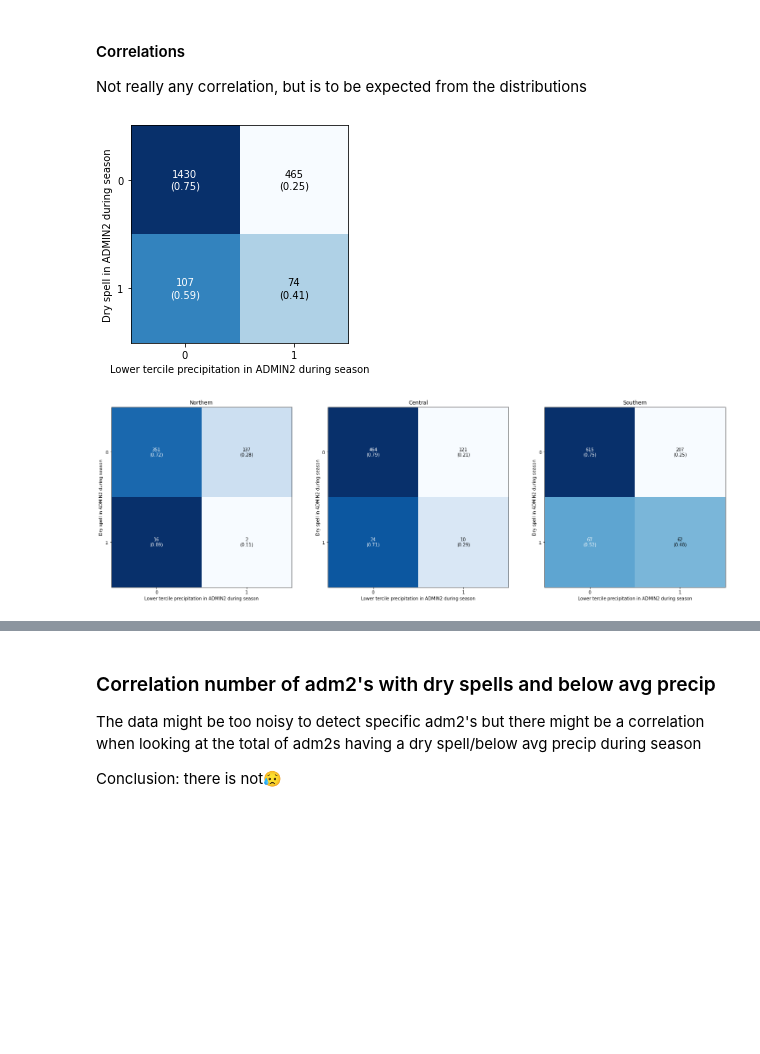
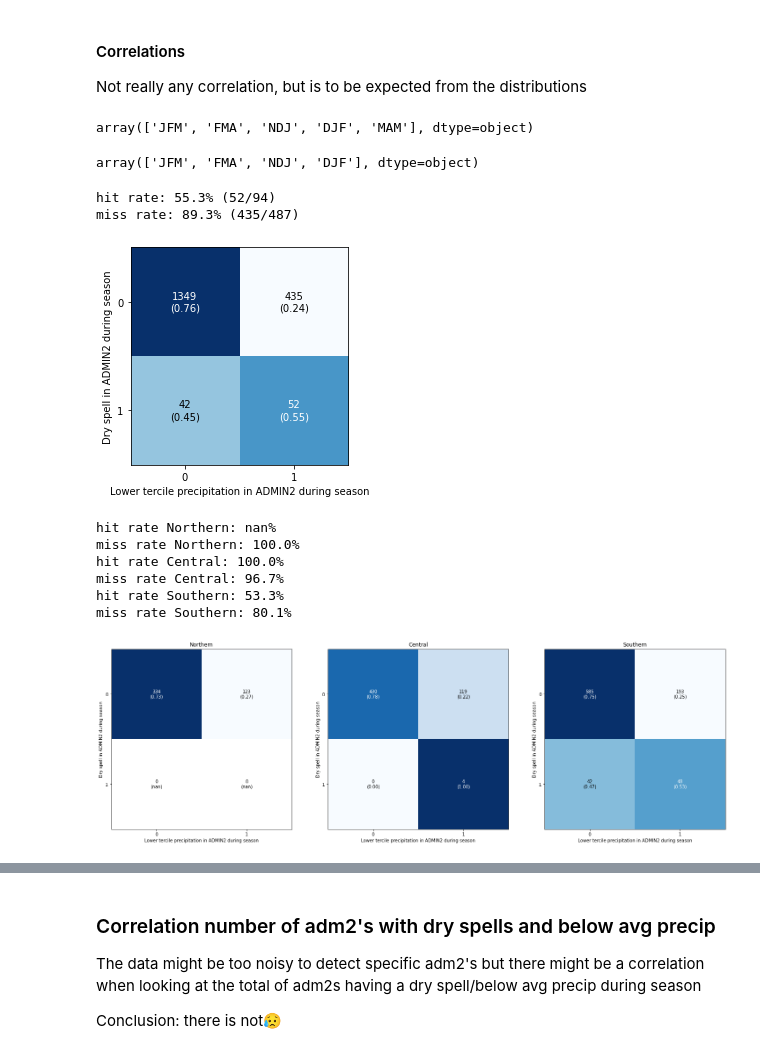
Before and after one commit to OCHA-DAP/pa-anticipatory-action, a Jupyter notebook: analyses/malawi/notebooks/mwi_obsprecip_corr_dryspells.ipynb, the cells around one changed output, grey strips where cells are left out. Drawn from its saved outputs; the diff is of its cells as text; code cells hidden in the pictures; blank space fills up the shorter version.

Commit message:
update dryspells and compute hit/misses

```diff
--- a/analyses/malawi/notebooks/mwi_obsprecip_corr_dryspells.ipynb
+++ b/analyses/malawi/notebooks/mwi_obsprecip_corr_dryspells.ipynb
@@ -106,7 +110,7 @@ df_belowavg_seas=pd.read_csv(os.path.join(country_data_processed_dir,"observed_b
 df_belowavg_seas.date_month=pd.to_datetime(df_belowavg_seas.date_month).dt.to_period("M")
 # %%
 #path to data start and end rainy season
-df_rain=pd.read_csv(os.path.join(country_data_processed_dir,"dry_spells","rainy_seasons_detail_2000_2020_mean.csv"))
+df_rain=pd.read_csv(os.path.join(country_data_processed_dir,"dry_spells","rainy_seasons_detail_2000_2020_mean_back.csv"))
 df_rain["onset_date"]=pd.to_datetime(df_rain["onset_date"])
 df_rain["cessation_date"]=pd.to_datetime(df_rain["cessation_date"])
 # %%
@@ -134,3 +138,5 @@ df_belowavg_seas_rain=pd.concat(list_hist_rain_adm2)
 # %% [markdown]
 ### Merge dry spells with Seasonal below average rainfall
 **NOTE: we currently only include the season (3-month period) if all months are within the rainy season. E.g. if the rainy season ends in April for an admin2, MAM will not be included for that admin2**
+# %%
+df_ds_drymonth["month"]=df_ds_drymonth.ds_fd_m.dt.month
@@ -206,3 +231,7 @@ See the caveats in the documentation: https://pandas.pydata.org/pandas-docs/stab
+# %%
+#mapping of month to season. Computed by rolling sum, i.e. month indicates last month of season
+seasons_rolling={3:"JFM",4:"FMA",5:"MAM",6:"AMJ",7:"MJJ",8:"JJA",9:"JAS",10:"ASO",11:"SON",12:"OND",1:"NDJ",2:"DJF"}
+df_comb_seas["season"]=df_comb_seas.date_month.dt.month.map(seasons_rolling)
 # %%
 #seasons-adm2s where during at least one of the months a dry spell occured
 len(df_comb_seas[df_comb_seas.dry_spell==1])
@@ -260,6 +289,15 @@ g.axes.spines['top'].set_visible(False)
 # %% [markdown]
 #### Correlations
 Not really any correlation, but is to be expected from the distributions
+# %%
+df_comb_seas.season.unique()
+# %% [output]
+array(['JFM', 'FMA', 'NDJ', 'DJF', 'MAM'], dtype=object)
+# %%
+#all seasons-adm2s where a dry spell occured, May was already outside the rainy season --> MAM not included
+df_comb_seas[df_comb_seas.dry_spell==1].season.unique()
+# %% [output]
+array(['JFM', 'FMA', 'NDJ', 'DJF'], dtype=object)
 # %%
 y_target =    df_comb_seas["dry_spell"]
 #below_average is defined as perc_threshold>=50 where perc_threshold indicates the percentage of area with below average rainfall
@@ -268,32 +306,45 @@ y_predicted = df_comb_seas["below_average"]
 cm = confusion_matrix(y_target=y_target,
                       y_predicted=y_predicted)
 # print(cm)
-
+tn,fp,fn,tp=cm.flatten()
+print(f"hit rate: {round(tp/(tp+fn)*100,1)}% ({tp}/{tp+fn})")
+print(f"miss rate: {round(fp/(tp+fp)*100,1)}% ({fp}/{tp+fp})")
 fig, ax = plot_confusion_matrix(conf_mat=cm,show_absolute=True,show_normed=True) #,class_names=["No","Yes"])
 ax.set_ylabel("Dry spell in ADMIN2 during season")
 ax.set_xlabel("Lower tercile precipitation in ADMIN2 during season")
 plt.show()
 # %% [output]
+hit rate: 55.3% (52/94)
+miss rate: 89.3% (435/487)
-[figure, old version]
+[figure, new version]
 # %%
 #check if difference per admin1
 colp_num=3
 num_plots=len(df_comb_seas.ADM1_EN.unique())
 if num_plots==1:
     colp_num=1
 rows = math.ceil(num_plots / colp_num)
 position = range(1, num_plots + 1)
 fig=plt.figure(figsize=(25,20))
 for i,m in enumerate(df_comb_seas.ADM1_EN.unique()):
     y_target =    df_comb_seas.loc[df_comb_seas.ADM1_EN==m,"dry_spell"]
     y_predicted = df_comb_seas.loc[df_comb_seas.ADM1_EN==m,"below_average"]
 
     cm = confusion_matrix(y_target=y_target,
                           y_predicted=y_predicted)
+    tn,fp,fn,tp=cm.flatten()
+    print(f"hit rate {m}: {round(tp/(tp+fn)*100,1)}% ({tp}/{tp+fn})")
+    print(f"miss rate {m}: {round(fp/(tp+fp)*100,1)}% ({fp}/{tp+fp})")
     ax = fig.add_subplot(rows,colp_num,i+1)
     plot_confusion_matrix(conf_mat=cm,show_absolute=True,show_normed=True,axis=ax)
     ax.set_ylabel("Dry spell in ADMIN2 during season")
     ax.set_xlabel("Lower tercile precipitation in ADMIN2 during season")
     ax.set_title(m)
 # %% [output]
+hit rate Northern: nan%
+miss rate Northern: 100.0%
+hit rate Central: 100.0%
+miss rate Central: 96.7%
+hit rate Southern: 53.3%
+miss rate Southern: 80.1%
-[figure, old version]
+[figure, new version]
```
Also changed, not shown: parts of 42 cells of this notebook, 1 other file.
